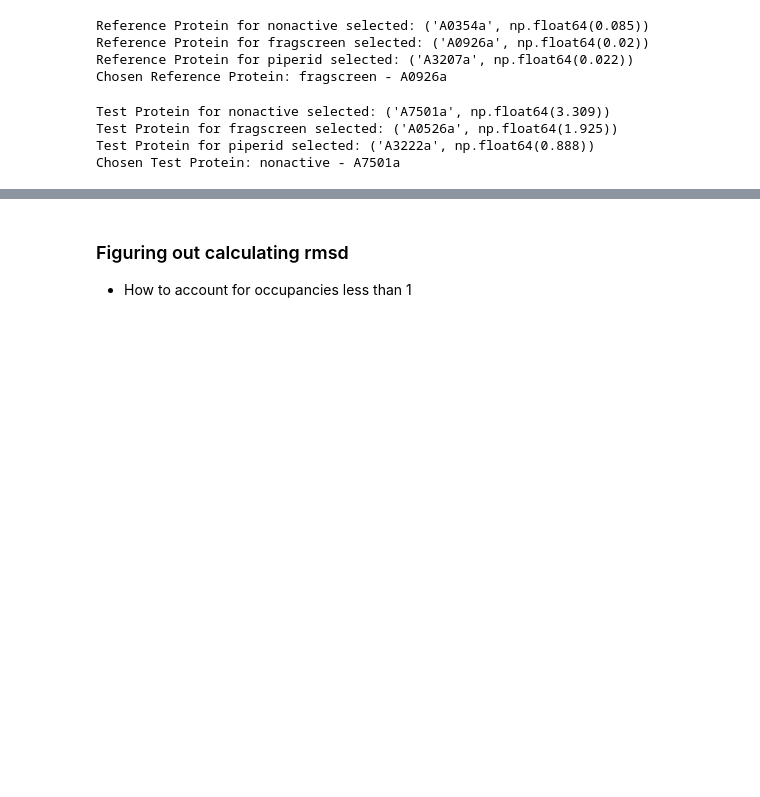
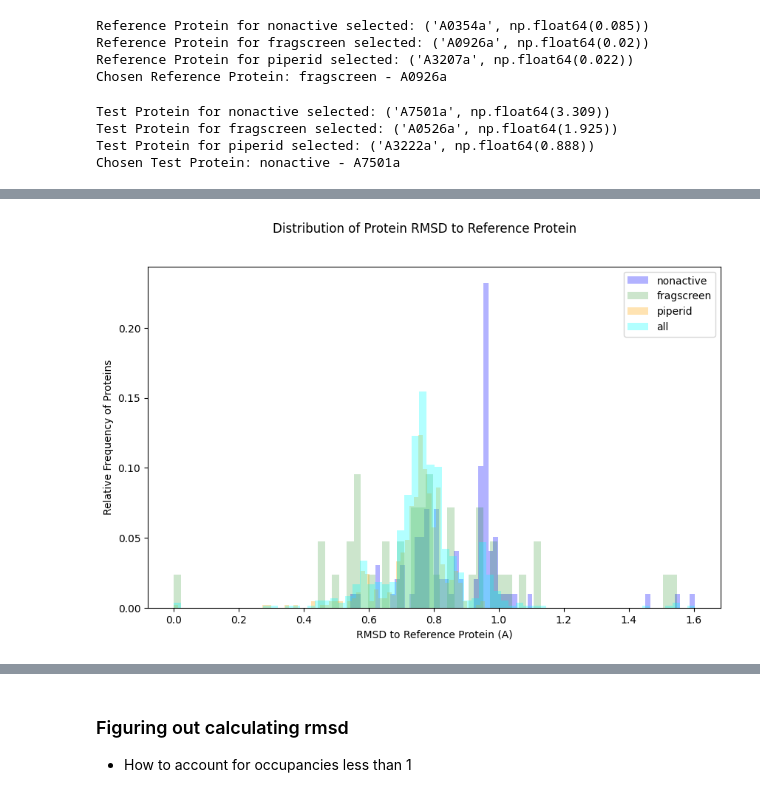
Before and after one commit to xchem/xaidar, a Jupyter notebook: notebooks/tasks/ev2a/fragalysis/04-conf_rmse.ipynb, the cells around one changed output, grey strips where cells are left out. Cells and saved outputs as stored; diff of their text form; code cells hidden in the pictures; blank space fills up the shorter version.

```diff
--- a/notebooks/tasks/ev2a/fragalysis/04-conf_rmse.ipynb
+++ b/notebooks/tasks/ev2a/fragalysis/04-conf_rmse.ipynb
@@ -232,0 +531,20 @@ Aligned Test Prot Atom Pos:  <gemmi.Position(17.3858, 6.17196, 25.2535)>
+# %%
+import matplotlib.pyplot as plt
+
+plt.figure( figsize= (10,6))
+for name, color, bin, alpha in zip(
+                    ["nonactive", "fragscreen", "piperid", "all"],
+                    ["blue", "green", "orange", "cyan"],
+                    [ 1,1,1,1],
+                    [0.3,0.2,0.3,0.3,]                            ):
+    bin = int(70 * bin)
+    plt.hist(rmsd_prots_dict[name], bins = bin, color = color,
+             alpha=alpha, label = name,
+             weights= np.ones_like(np.array(rmsd_prots_dict[name])) / len(rmsd_prots_dict[name]) )
+plt.xlabel( "RMSD to Reference Protein (A)")
+plt.ylabel( "Relative Frequency of Proteins")
+plt.legend()
+plt.suptitle( "Distribution of Protein RMSD to Reference Protein" )
+plt.show()
+# %% [output]
+[figure, added]
```
Also changed, not shown: parts of 28 cells of this notebook.
